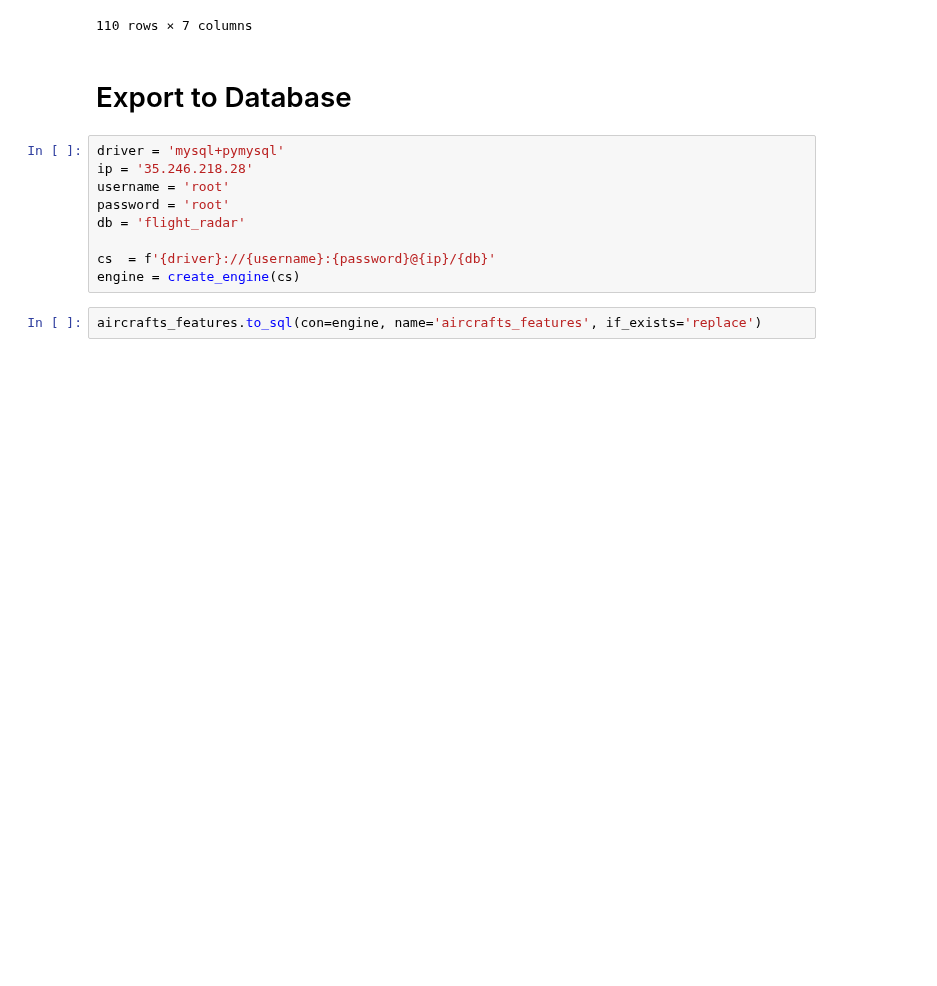
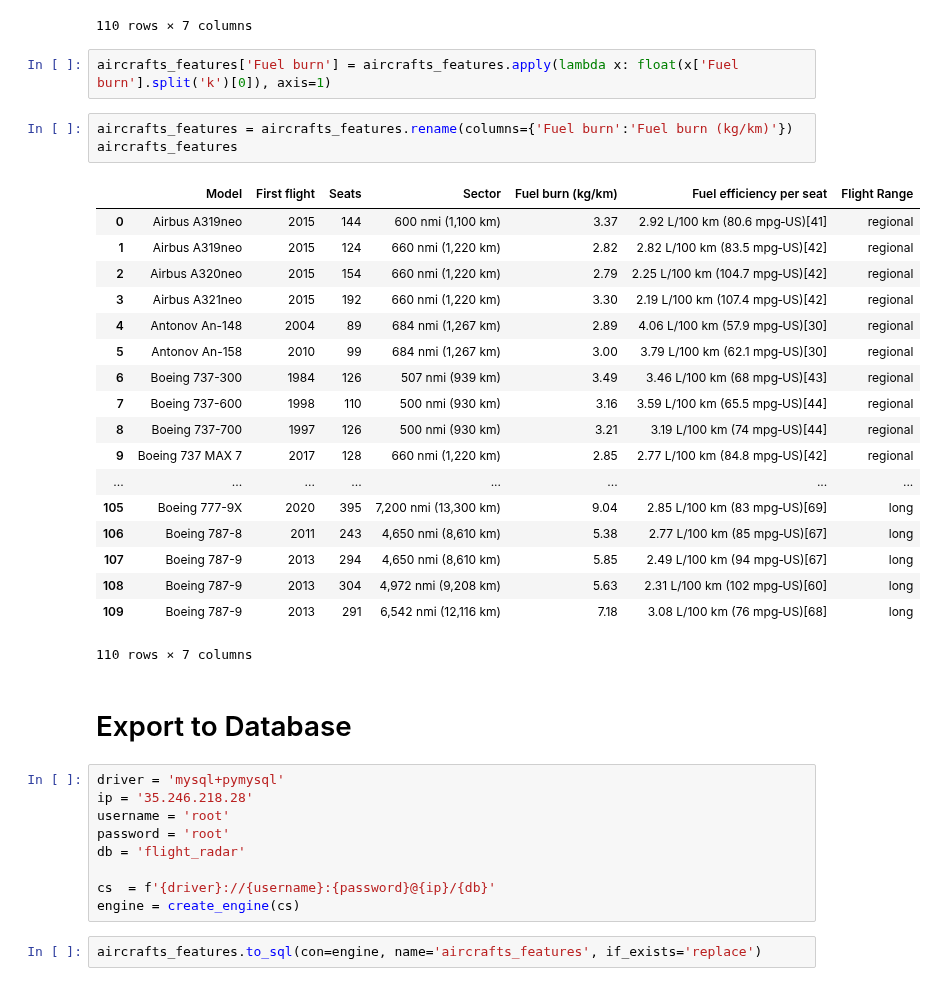
Before and after one commit to pausampietro/data-thiefs-project, a Jupyter notebook: web scraping aircrafts.ipynb, the cells around one changed output. Cells and saved outputs as stored; diff of their text form; blank space fills up the shorter version.

```diff
--- a/web scraping aircrafts.ipynb
+++ b/web scraping aircrafts.ipynb
@@ -220,6 +220,30 @@ aircrafts_features
 | 108 | Boeing 787-9 | 2013 | 304 | 4,972 nmi (9,208 km) | 5.63 kg/km (20.0 lb/mi) | 2.31 L/100 km (102 mpg‑US)[60] | long |
 | 109 | Boeing 787-9 | 2013 | 291 | 6,542 nmi (12,116 km) | 7.18 kg/km (25.5 lb/mi) | 3.08 L/100 km (76 mpg‑US)[68] | long |
 110 rows × 7 columns
+# %%
+aircrafts_features['Fuel burn'] = aircrafts_features.apply(lambda x: float(x['Fuel burn'].split('k')[0]), axis=1)
+# %%
+aircrafts_features = aircrafts_features.rename(columns={'Fuel burn':'Fuel burn (kg/km)'})
+aircrafts_features
+# %% [output]
+|  | Model | First flight | Seats | Sector | Fuel burn (kg/km) | Fuel efficiency per seat | Flight Range |
+| 0 | Airbus A319neo | 2015 | 144 | 600 nmi (1,100 km) | 3.37 | 2.92 L/100 km (80.6 mpg‑US)[41] | regional |
+| 1 | Airbus A319neo | 2015 | 124 | 660 nmi (1,220 km) | 2.82 | 2.82 L/100 km (83.5 mpg‑US)[42] | regional |
+| 2 | Airbus A320neo | 2015 | 154 | 660 nmi (1,220 km) | 2.79 | 2.25 L/100 km (104.7 mpg‑US)[42] | regional |
+| 3 | Airbus A321neo | 2015 | 192 | 660 nmi (1,220 km) | 3.30 | 2.19 L/100 km (107.4 mpg‑US)[42] | regional |
+| 4 | Antonov An-148 | 2004 | 89 | 684 nmi (1,267 km) | 2.89 | 4.06 L/100 km (57.9 mpg‑US)[30] | regional |
+| 5 | Antonov An-158 | 2010 | 99 | 684 nmi (1,267 km) | 3.00 | 3.79 L/100 km (62.1 mpg‑US)[30] | regional |
+| 6 | Boeing 737-300 | 1984 | 126 | 507 nmi (939 km) | 3.49 | 3.46 L/100 km (68 mpg‑US)[43] | regional |
+| 7 | Boeing 737-600 | 1998 | 110 | 500 nmi (930 km) | 3.16 | 3.59 L/100 km (65.5 mpg‑US)[44] | regional |
+| 8 | Boeing 737-700 | 1997 | 126 | 500 nmi (930 km) | 3.21 | 3.19 L/100 km (74 mpg‑US)[44] | regional |
+| 9 | Boeing 737 MAX 7 | 2017 | 128 | 660 nmi (1,220 km) | 2.85 | 2.77 L/100 km (84.8 mpg‑US)[42] | regional |
+| ... | ... | ... | ... | ... | ... | ... | ... |
+| 105 | Boeing 777-9X | 2020 | 395 | 7,200 nmi (13,300 km) | 9.04 | 2.85 L/100 km (83 mpg‑US)[69] | long |
+| 106 | Boeing 787-8 | 2011 | 243 | 4,650 nmi (8,610 km) | 5.38 | 2.77 L/100 km (85 mpg‑US)[67] | long |
+| 107 | Boeing 787-9 | 2013 | 294 | 4,650 nmi (8,610 km) | 5.85 | 2.49 L/100 km (94 mpg‑US)[67] | long |
+| 108 | Boeing 787-9 | 2013 | 304 | 4,972 nmi (9,208 km) | 5.63 | 2.31 L/100 km (102 mpg‑US)[60] | long |
+| 109 | Boeing 787-9 | 2013 | 291 | 6,542 nmi (12,116 km) | 7.18 | 3.08 L/100 km (76 mpg‑US)[68] | long |
+110 rows × 7 columns
 # %% [markdown]
 # Export to Database
 # %%
```
Also changed, not shown: 1 other file.
